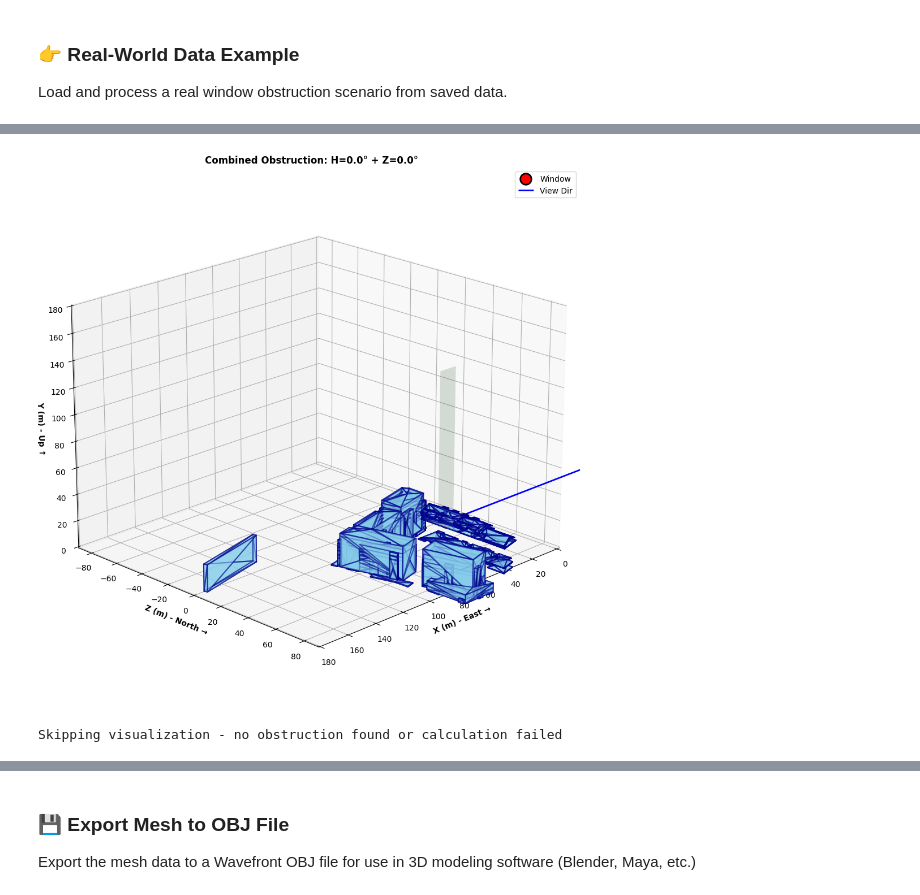
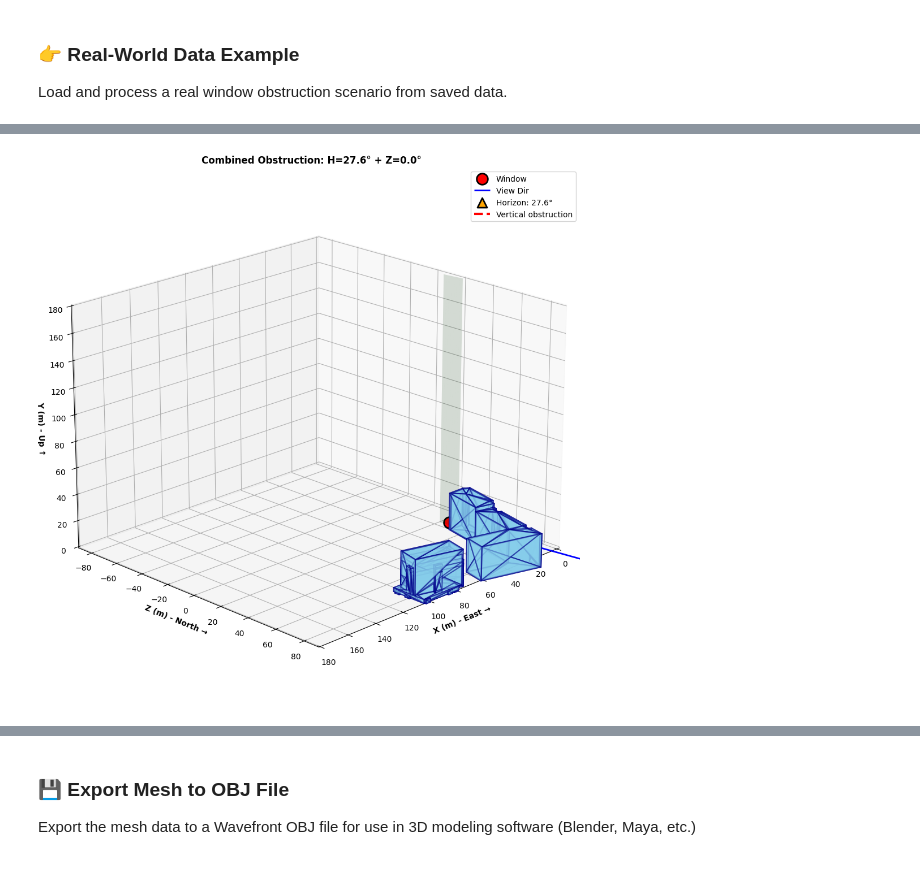
Before and after one commit to upskiller-xyz/server_obstruction, a Jupyter notebook: example/demo.ipynb, the cells around one changed output, grey strips where cells are left out. Saved outputs shown, nothing was run; the diff lists cells and outputs as text; code cells hidden in the pictures.

```diff
--- a/example/demo.ipynb
+++ b/example/demo.ipynb
@@ -281,28 +227,12 @@ from coordinate_converter import CoordinateConverter, convert_xzy_to_xyz, analyz
 import json
 
 # Load real-world window data
-sample_file = "window_4952361_request.json"
-sample_path = f"../assets/sample1/{sample_file}"
+sample_file = "window_4952383_request.json"
+sample_path = f"../assets/sample2/{sample_file}"
 
 with open(sample_path, 'r') as f:
     real_data = json.load(f)
 
-print(f"Loaded: {sample_file}")
-print(f"\n🔍 Original data (potentially XZY format):")
-print(f"Window position: ({real_data['x']:.2f}, {real_data['y']:.2f}, {real_data['z']:.2f})")
-real_data["direction_angle"] = 3.14
-print(f"Mesh vertices: {len(real_data['mesh'])}")
-
-# Analyze coordinate system
-print(f"\n" + "="*60)
-analyze_coordinates(real_data)
-print("="*60)
-
+# real_data["direction_angle"] = 3.14
 # Convert to XYZ
-corrected_data = convert_xzy_to_xyz(real_data)
-
-print(f"\n✅ Converted data (XYZ format):")
-print(f"Window position: ({corrected_data['x']:.2f}, {corrected_data['y']:.2f}, {corrected_data['z']:.2f})")
-print(f"Mesh sample (first vertex):")
-print(f"   Original: {real_data['mesh'][0]}")
-print(f"   Converted: {corrected_data['mesh'][0]}")
+corrected_data = real_data #convert_xzy_to_xyz(real_data)
@@ -327,3 +239,5 @@ Mesh sample (first vertex):
+# %%
+corrected_data["direction_angle"] = 1.7
 # %%
 # Test with corrected XYZ coordinates
 print("🔬 Testing with corrected XYZ coordinates:")
@@ -378,40 +278,15 @@ corrected_result
 # %%
-# # Visualize real-world obstruction data
-# if corrected_result.get("status") == "success" and (horizon_data['obstruction_angle_degrees'] > 0 or zenith_data['obstruction_angle_degrees'] > 0):
-# Create combined visualizer using new direction_angle format
+
 visualizer = CombinedObstructionVisualizer(
-    window_center=[corrected_data['x'], corrected_data['z'], corrected_data['y']],
+    window_center=[corrected_data['x'], corrected_data['y'], corrected_data['z']],
     direction_angle=corrected_data['direction_angle'],
-    mesh_vertices=corrected_data['mesh']
+    mesh_vertices=corrected_data['mesh'][:3000]
 )
 
-# Create figure and visualize
 fig = plt.figure(figsize=(16, 10))
 ax = fig.add_subplot(111, projection='3d')
 visualizer.visualize(ax, horizon_data, zenith_data)
 plt.tight_layout()
 plt.show()
-# else:
-#     print("Skipping visualization - no obstruction found or calculation failed")
 # %% [output]
-[figure, old version]
+[figure, new version]
-# %%
-# Visualize real-world obstruction data
-if corrected_result.get("status") == "success" and (horizon_data['obstruction_angle_degrees'] > 0 or zenith_data['obstruction_angle_degrees'] > 0):
-    # Create combined visualizer using new direction_angle format
-    visualizer = CombinedObstructionVisualizer(
-        window_center=[corrected_data['x'], corrected_data['y'], corrected_data['z']],
-        direction_angle=corrected_data['direction_angle'],
-        mesh_vertices=corrected_data['mesh']
-    )
-
-    # Create figure and visualize
-    fig = plt.figure(figsize=(16, 10))
-    ax = fig.add_subplot(111, projection='3d')
-    visualizer.visualize(ax, horizon_data, zenith_data)
-    plt.tight_layout()
-    plt.show()
-else:
-    print("Skipping visualization - no obstruction found or calculation failed")
-# %% [output]
-Skipping visualization - no obstruction found or calculation failed
```
Also changed, not shown: parts of 17 cells of this notebook, 8 other files.
